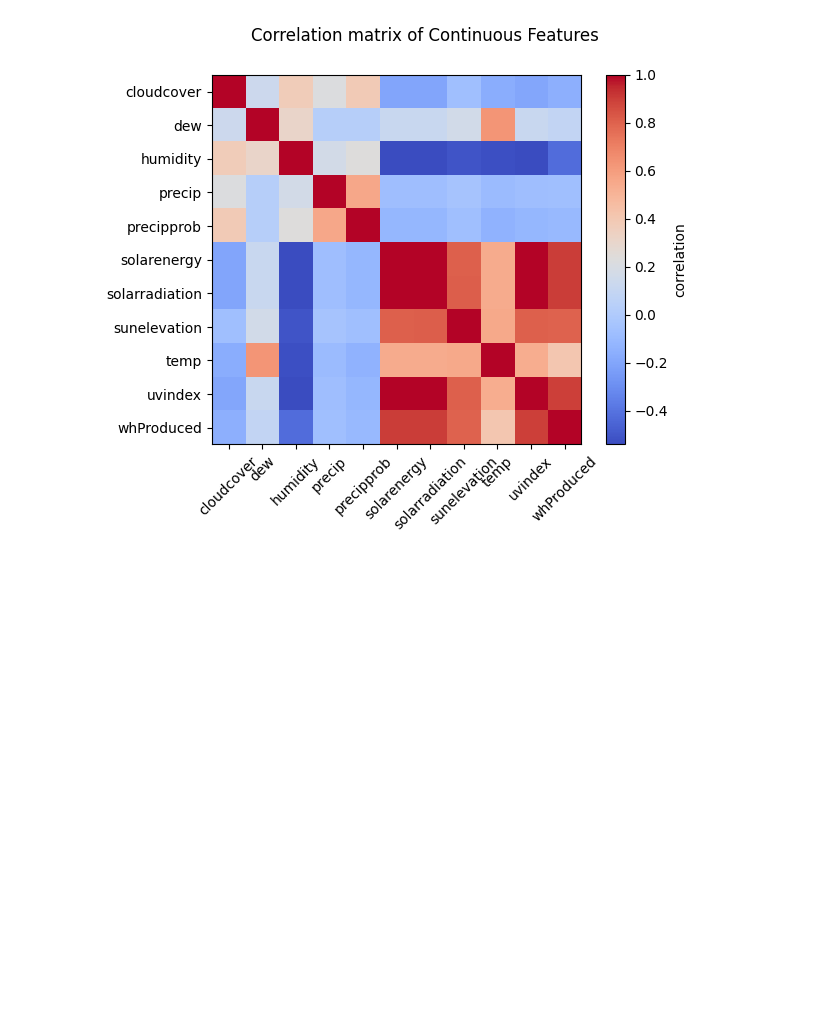
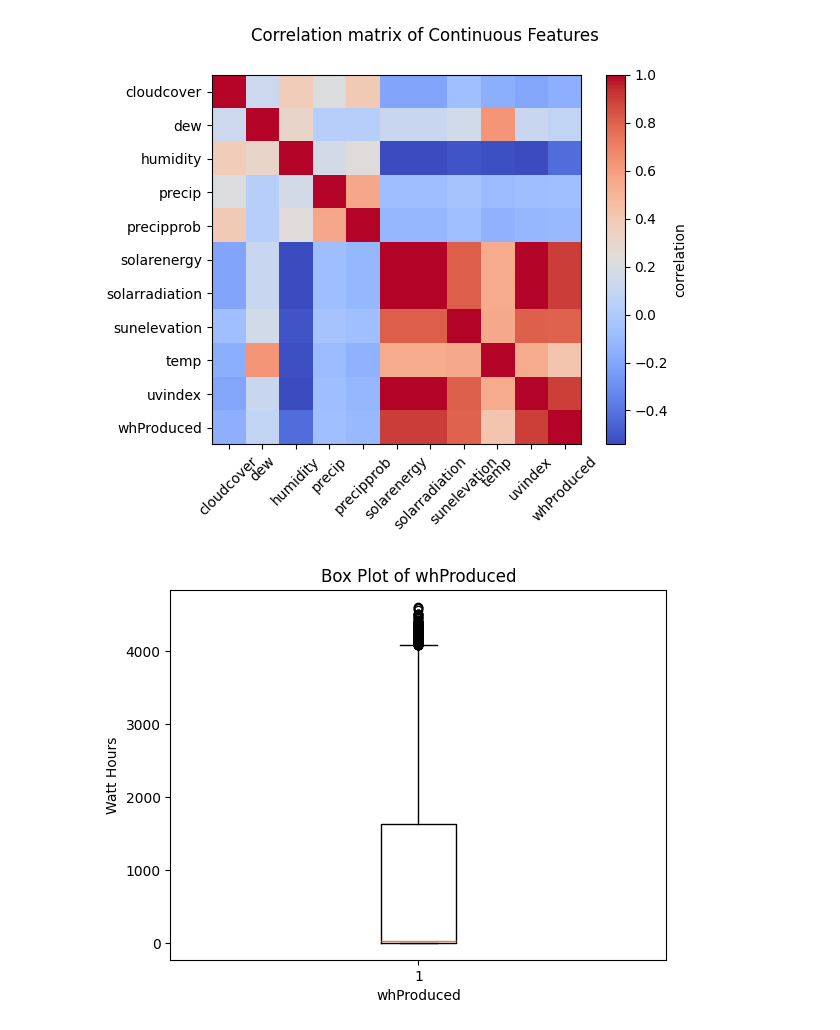
Before and after one commit to uppercaseVar/ECS171-Project, a Jupyter notebook: Project.ipynb, the cells around one changed output. Cells and saved outputs as stored; diff of their text form; code cells hidden in the pictures; blank space fills up the shorter version.

```diff
--- a/Project.ipynb
+++ b/Project.ipynb
@@ -82,3 +82,11 @@ plt.suptitle("Correlation matrix of Continuous Features")
 plt.show()
 # %% [output]
 [figure]
+# %%
+plt.boxplot(solar_data['whProduced'])
+plt.xlabel('whProduced')
+plt.ylabel('Watt Hours')
+plt.title('Box Plot of whProduced')
+plt.show()
+# %% [output]
+[figure, added]
```
Also changed, not shown: parts of 6 cells of this notebook, 1 other file.
